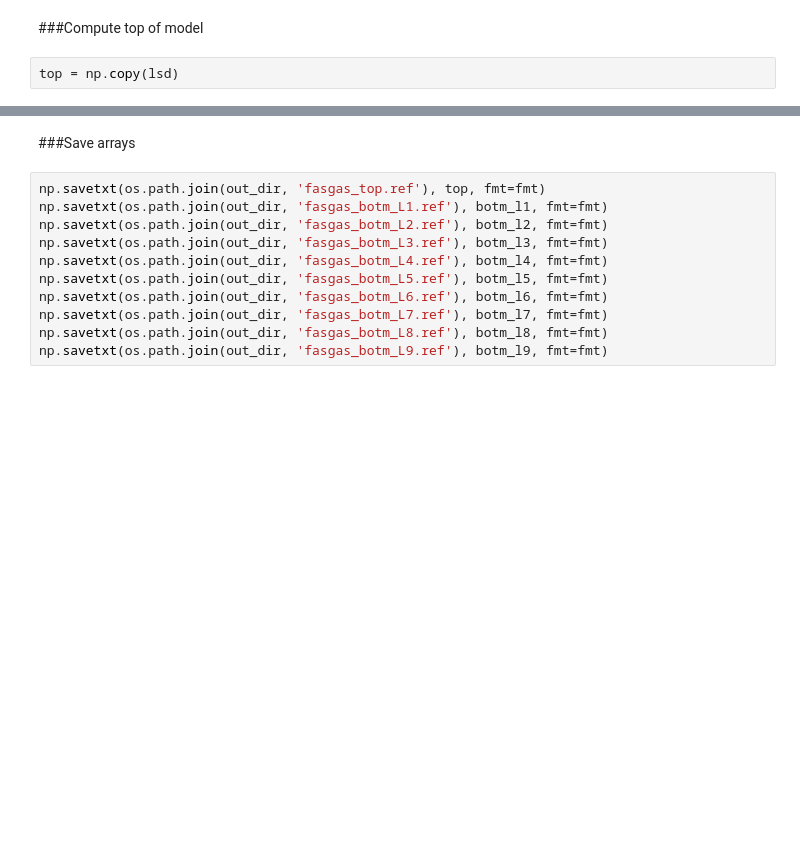
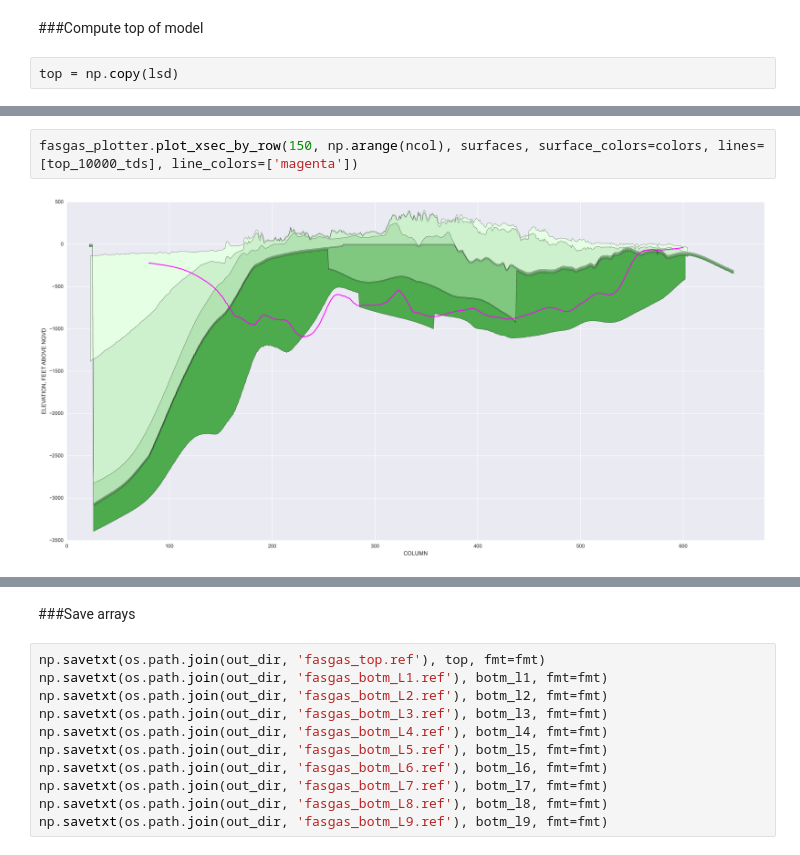
Before and after one commit to jbellino-usgs/notebooks, a Jupyter notebook: floridan/04-BuildBottomArrays.ipynb, the cells around one changed output, grey strips where cells are left out. Drawn from its saved outputs; the diff is of its cells as text; blank space fills up the shorter version.

```diff
--- a/floridan/04-BuildBottomArrays.ipynb
+++ b/floridan/04-BuildBottomArrays.ipynb
@@ -311,0 +355,4 @@ botm_l9[x, y] = np.nan
+# %%
+fasgas_plotter.plot_xsec_by_row(150, np.arange(ncol), surfaces, surface_colors=colors, lines=[top_10000_tds], line_colors=['magenta'])
+# %% [output]
+[figure, added]
```
Also changed, not shown: parts of 42 cells of this notebook, 19 other files.
